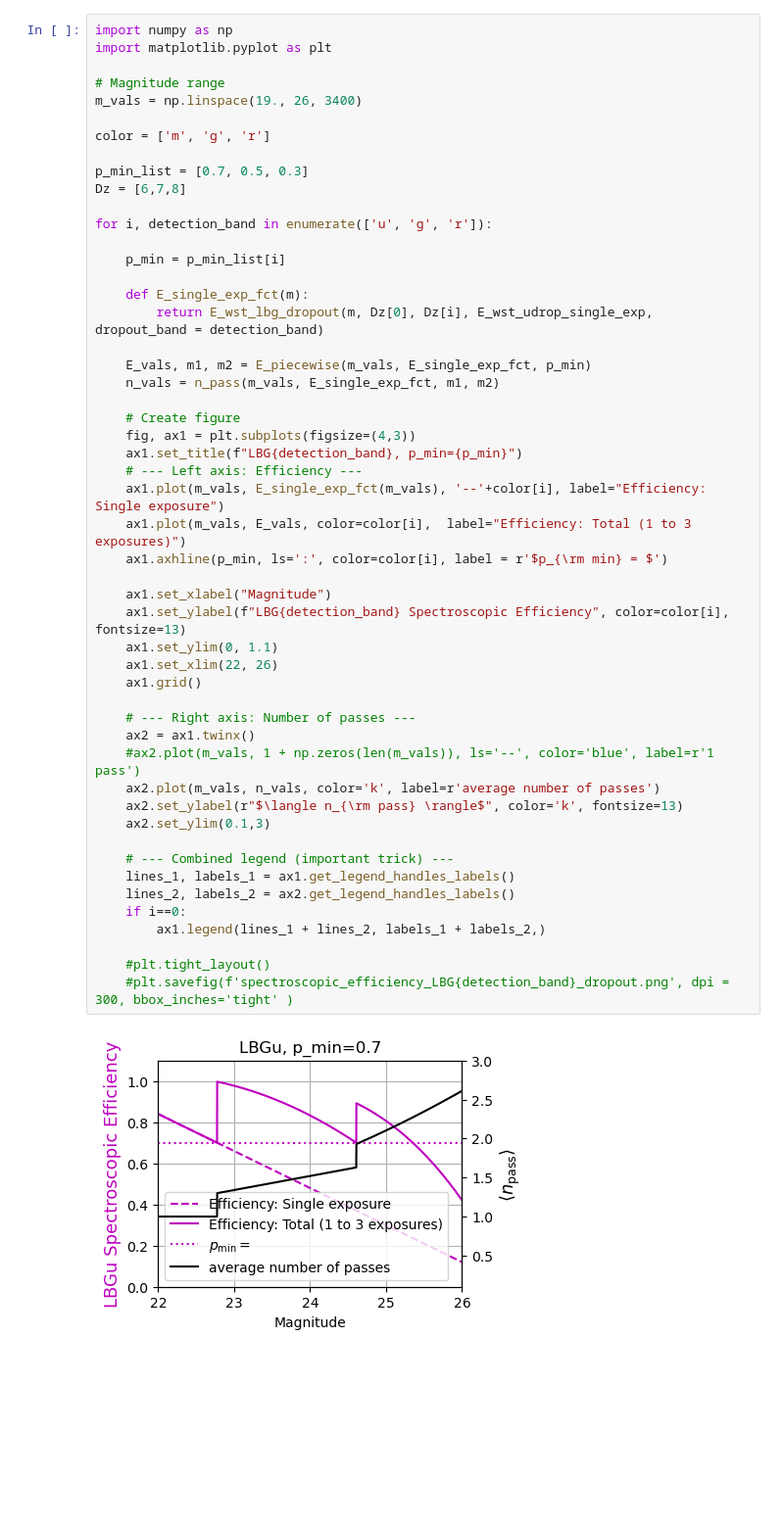
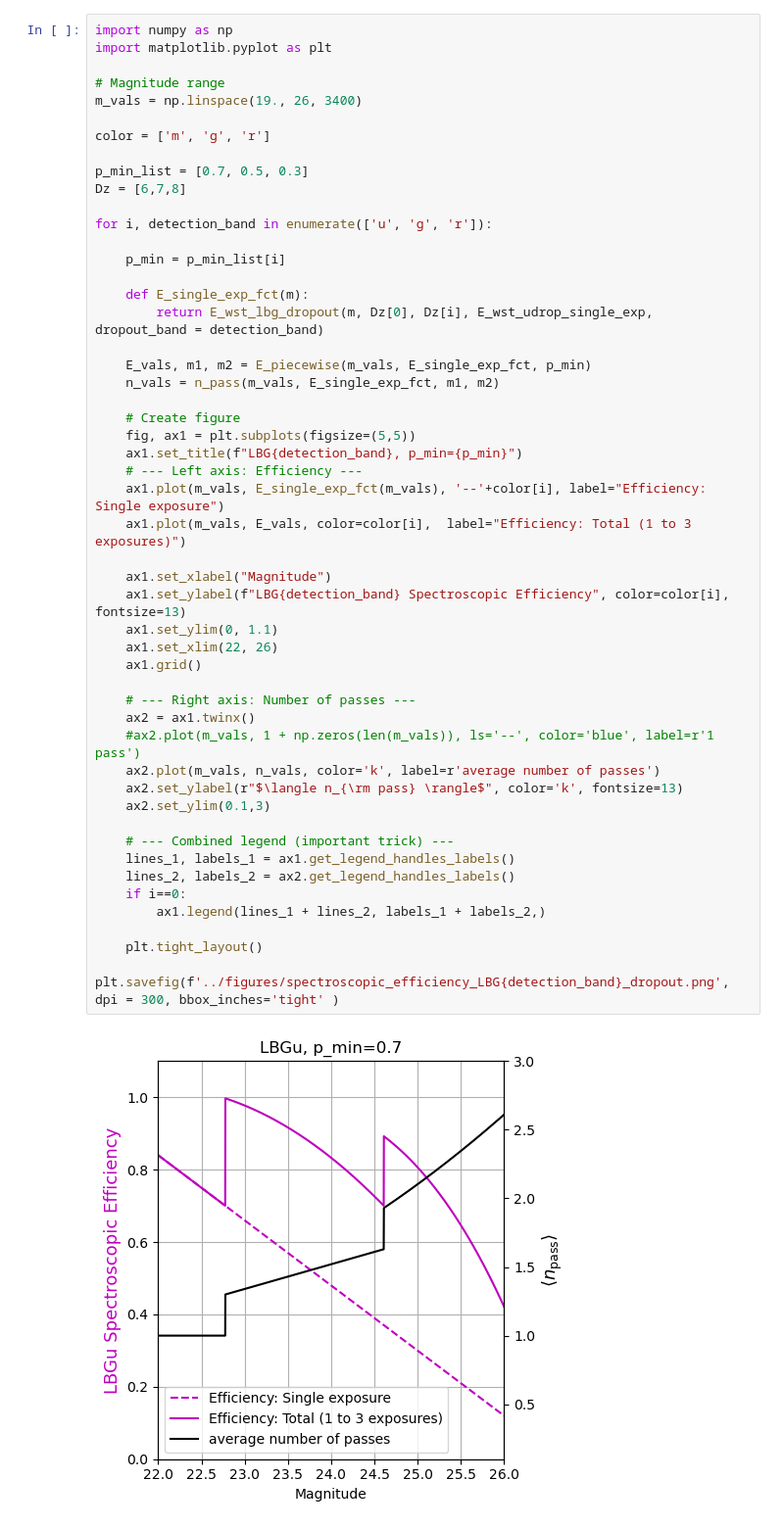
Before and after one commit to WST-Cosmology/WP221_Target_selection, a Jupyter notebook: survey_design/lbg_dropout_spectroscopic_efficiency.ipynb, the cells around one changed output. Shown at 98% size. Cells and saved outputs as stored; diff of their text form; blank space fills up the shorter version.

```diff
--- a/survey_design/lbg_dropout_spectroscopic_efficiency.ipynb
+++ b/survey_design/lbg_dropout_spectroscopic_efficiency.ipynb
@@ -119,35 +100,34 @@ for i, detection_band in enumerate(['u', 'g', 'r']):
 
     E_vals, m1, m2 = E_piecewise(m_vals, E_single_exp_fct, p_min)
     n_vals = n_pass(m_vals, E_single_exp_fct, m1, m2)
 
     # Create figure
-    fig, ax1 = plt.subplots(figsize=(4,3))
+    fig, ax1 = plt.subplots(figsize=(5,5))
     ax1.set_title(f"LBG{detection_band}, p_min={p_min}")
     # --- Left axis: Efficiency ---
     ax1.plot(m_vals, E_single_exp_fct(m_vals), '--'+color[i], label="Efficiency: Single exposure")
     ax1.plot(m_vals, E_vals, color=color[i],  label="Efficiency: Total (1 to 3 exposures)")
-    ax1.axhline(p_min, ls=':', color=color[i], label = r'$p_{\rm min} = $')
 
     ax1.set_xlabel("Magnitude")
     ax1.set_ylabel(f"LBG{detection_band} Spectroscopic Efficiency", color=color[i], fontsize=13)
     ax1.set_ylim(0, 1.1)
     ax1.set_xlim(22, 26)
     ax1.grid()
 
     # --- Right axis: Number of passes ---
     ax2 = ax1.twinx()
     #ax2.plot(m_vals, 1 + np.zeros(len(m_vals)), ls='--', color='blue', label=r'1 pass')
     ax2.plot(m_vals, n_vals, color='k', label=r'average number of passes')
     ax2.set_ylabel(r"$\langle n_{\rm pass} \rangle$", color='k', fontsize=13)
     ax2.set_ylim(0.1,3)
 
     # --- Combined legend (important trick) ---
     lines_1, labels_1 = ax1.get_legend_handles_labels()
     lines_2, labels_2 = ax2.get_legend_handles_labels()
     if i==0:
         ax1.legend(lines_1 + lines_2, labels_1 + labels_2,)
 
-    #plt.tight_layout()
-    #plt.savefig(f'spectroscopic_efficiency_LBG{detection_band}_dropout.png', dpi = 300, bbox_inches='tight' )
+    plt.tight_layout()
+    plt.savefig(f'../figures/spectroscopic_efficiency_LBG{detection_band}_dropout.png', dpi = 300, bbox_inches='tight' )
 # %% [output]
-[figure, old version]
+[figure, new version]
```
Also changed, not shown: parts of 7 cells of this notebook, 22 other files.
